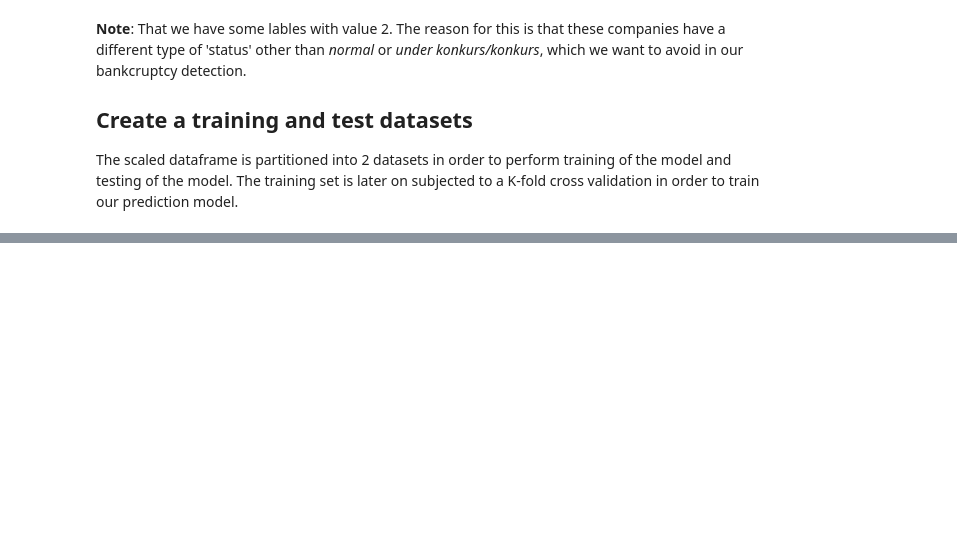
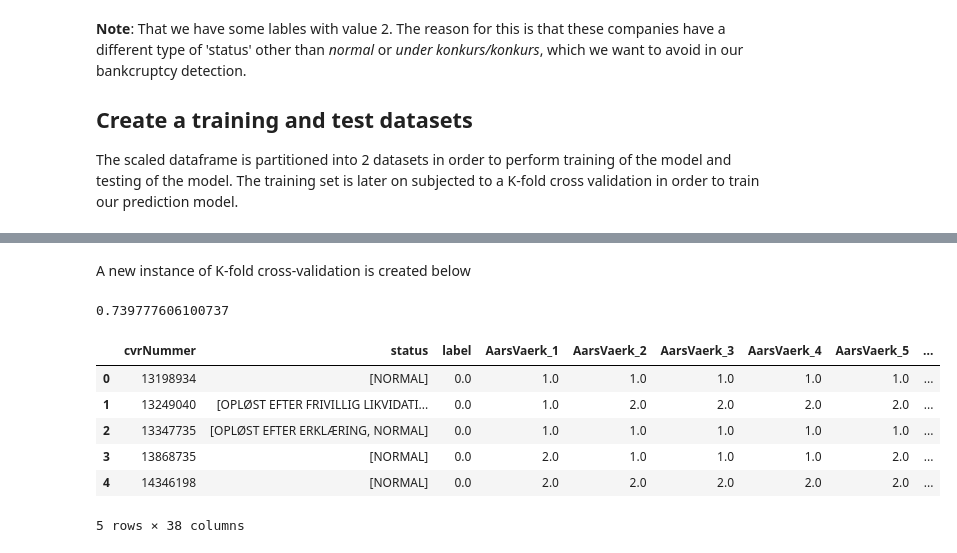
Before and after one commit to mssalvador/notebooks, a Jupyter notebook: konkurs/BankcruptcyDectect.ipynb, the cells around one changed output, grey strips where cells are left out. Drawn from its saved outputs; the diff is of its cells as text; code cells hidden in the pictures; blank space fills up the shorter version.

```diff
--- a/konkurs/BankcruptcyDectect.ipynb
+++ b/konkurs/BankcruptcyDectect.ipynb
@@ -422,0 +451,45 @@ threshold F-Measure
+# %% [markdown]
+A new instance of K-fold cross-validation is created below
+# %%
+#Train the logistic regressionmodel
+ss_grid = (ParamGridBuilder()
+        .addGrid(
+            param=semi_super_log_reg.threshold,
+            values=[.2, .5, .8])
+        .addGrid(
+            param=semi_super_log_reg.maxIter,
+            values=[10, 20, 40])
+        .addGrid(
+            param=log_regression.elasticNetParam,
+            values=[0.1, 1.0])
+        .build()
+       )
+ss_evaluate = BinaryClassificationEvaluator(
+    rawPredictionCol="rawPrediction")
+
+ss_crossVal = CrossValidator(
+    estimator=semi_super_pipeline,
+    estimatorParamMaps=ss_grid,
+    evaluator=ss_evaluate,
+    numFolds=10
+)
+
+ss_crossValModel = ss_crossVal.fit(
+    dataset=df_features_train)
+ss_evaluate.evaluate(
+    ss_crossValModel.transform(df_features_train))
+#coef = lrModel.coefficients
+# %% [output]
+0.739777606100737
+# %%
+df_best_fitted_semi_super_model = ss_crossValModel.transform(df_features_test)
+# %%
+df_best_fitted_semi_super_model.limit(5).toPandas()
+# %% [output]
+|  | cvrNummer | status | label | AarsVaerk_1 | AarsVaerk_2 | AarsVaerk_3 | AarsVaerk_4 | AarsVaerk_5 | ... |
+| 0 | 13198934 | [NORMAL] | 0.0 | 1.0 | 1.0 | 1.0 | 1.0 | 1.0 | ... |
+| 1 | 13249040 | [OPLØST EFTER FRIVILLIG LIKVIDATI... | 0.0 | 1.0 | 2.0 | 2.0 | 2.0 | 2.0 | ... |
+| 2 | 13347735 | [OPLØST EFTER ERKLÆRING, NORMAL] | 0.0 | 1.0 | 1.0 | 1.0 | 1.0 | 1.0 | ... |
+| 3 | 13868735 | [NORMAL] | 0.0 | 2.0 | 1.0 | 1.0 | 1.0 | 2.0 | ... |
+| 4 | 14346198 | [NORMAL] | 0.0 | 2.0 | 2.0 | 2.0 | 2.0 | 2.0 | ... |
+5 rows × 38 columns
```
Also changed, not shown: parts of 25 cells of this notebook.
